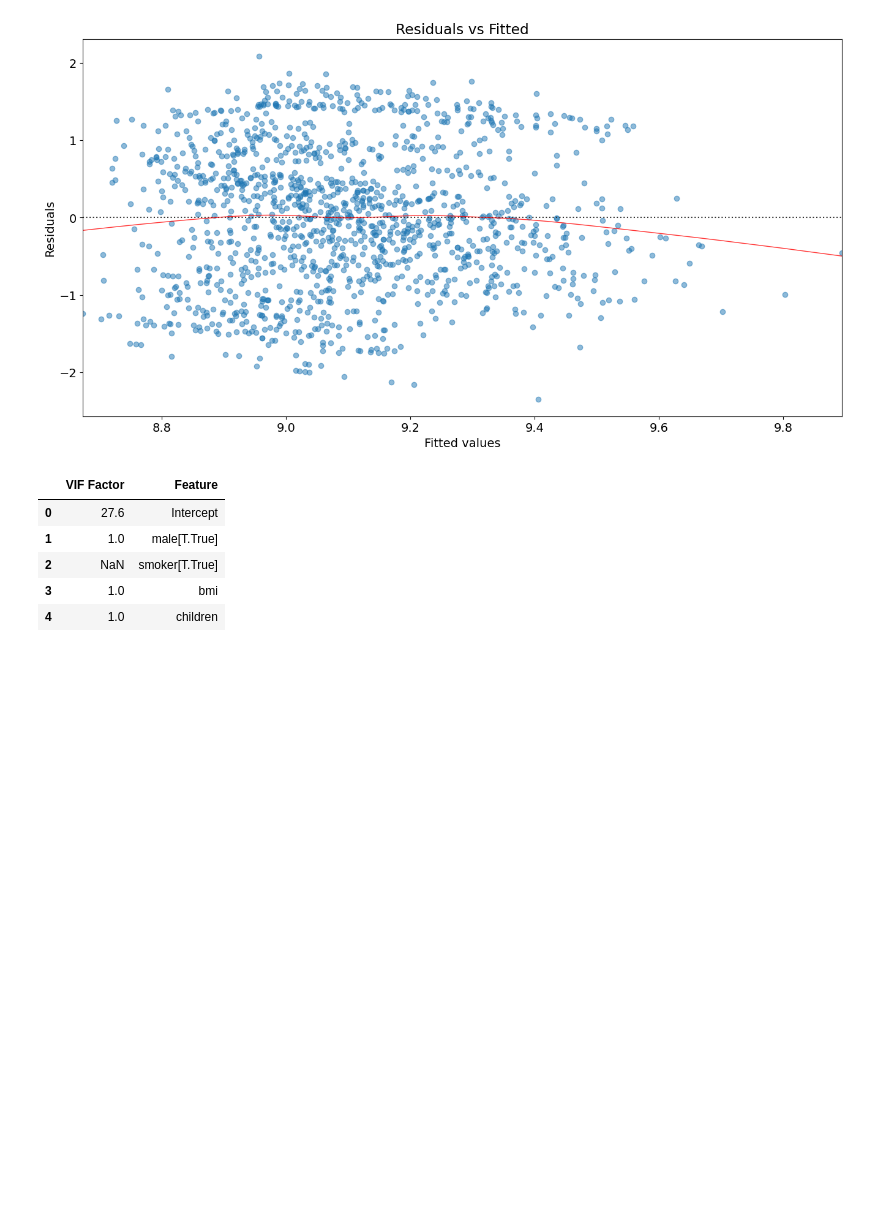
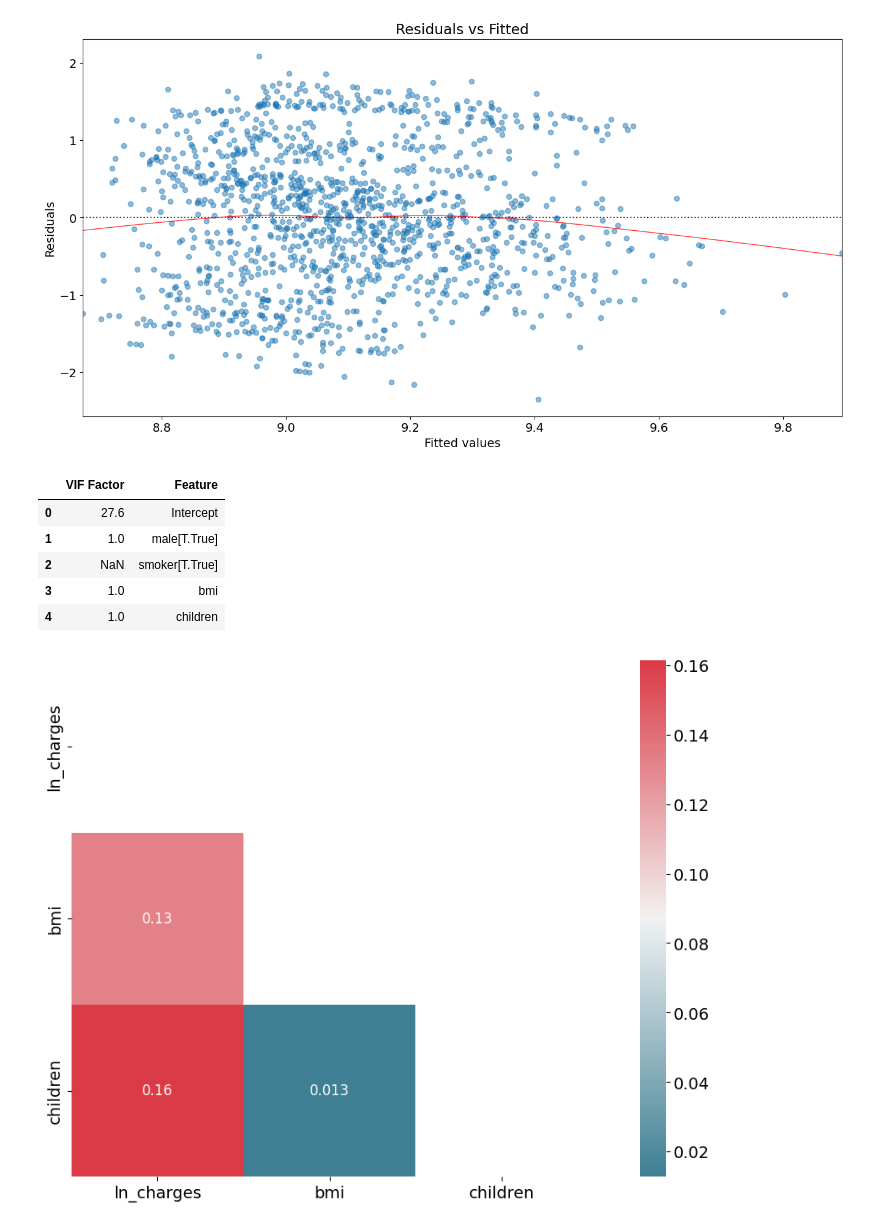
Before and after one commit to nimnathw/insurance_payout_analysis-with-regression, a Jupyter notebook: insurance_payout1.ipynb, the cells around one changed output. Saved outputs shown, nothing was run; the diff lists cells and outputs as text; code cells hidden in the pictures; blank space fills up the shorter version.

```diff
--- a/insurance_payout1.ipynb
+++ b/insurance_payout1.ipynb
@@ -126,30 +142,49 @@ sm.stats.durbin_watson(lm.resid)
 1.9833597197938249
 [figure]
 # %%
+# screen for non-normally distributed errors (Jarque-Bera Test)
 name = ['Jarque-Bera', 'Chi^2 two-tail prob.', 'Skew', 'Kurtosis']
 test = sm.stats.jarque_bera(lm.resid)
 
 lzip(name, test)
 
+# screen for non-normally distributed errors (Omnibus normtest)
 name = ['Chi^2', 'Two-tail probability']
 test = sm.stats.omni_normtest(lm.resid)
 lzip(name, test)
 
+
+# inspect correlation
+# compute correlation
+corr = df[['ln_charges','bmi', 'children']].corr()
+
+# optimize aesthetics  (generate mask for removing duplicates)
+mask = np.zeros_like(corr, dtype=bool)
+mask[np.triu_indices_from(mask)] = True
+
+# generate a custom diverging colormap
+cmap = sns.diverging_palette(220, 10, as_cmap=True)
+
+# plot
+sns.heatmap(corr, mask=mask, cmap=cmap, annot=True,  square=True, annot_kws={"size": 12});
+
+# compute VIF value for multicolinearity
 y, X = dmatrices('ln_charges ~ male + bmi + children + smoker', df, return_type='dataframe')
 
 # For each X, calculate VIF and save in dataframe
 vif = pd.DataFrame()
 vif["VIF Factor"] = [variance_inflation_factor(X.values, i) for i in range(X.shape[1])]
 vif["Feature"] = X.columns
 
 vif.round(2)
 # %% [output]
 |  | VIF Factor | Feature |
 | 0 | 27.6 | Intercept |
 | 1 | 1.0 | male[T.True] |
 | 2 | NaN | smoker[T.True] |
 | 3 | 1.0 | bmi |
 | 4 | 1.0 | children |
+[figure, added]
 # %%
 # create Numpy 1-D and 2-D arrays for two models
 X1 = df[['male', 'bmi', 'children', 'smoker']].values
```
Also changed, not shown: parts of 3 cells of this notebook.
